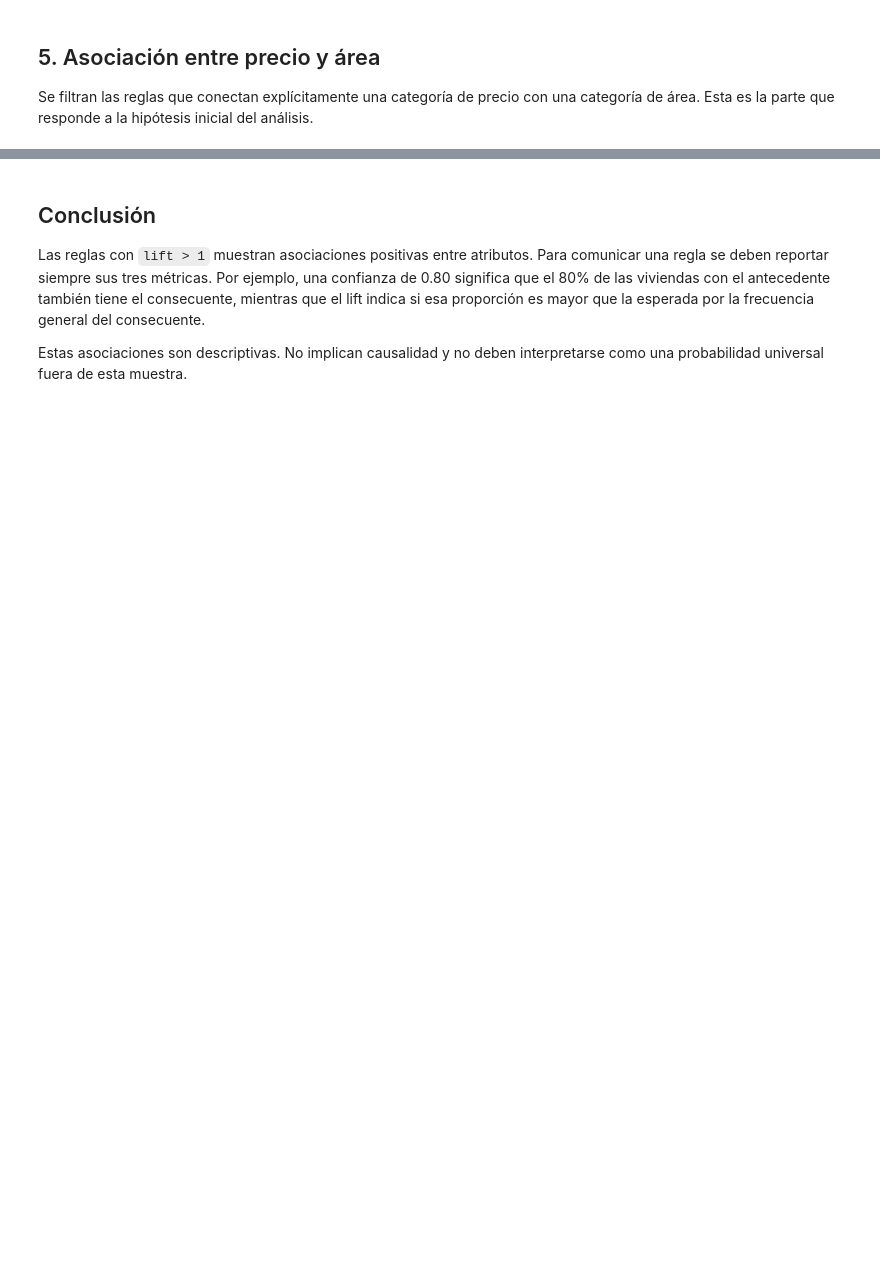
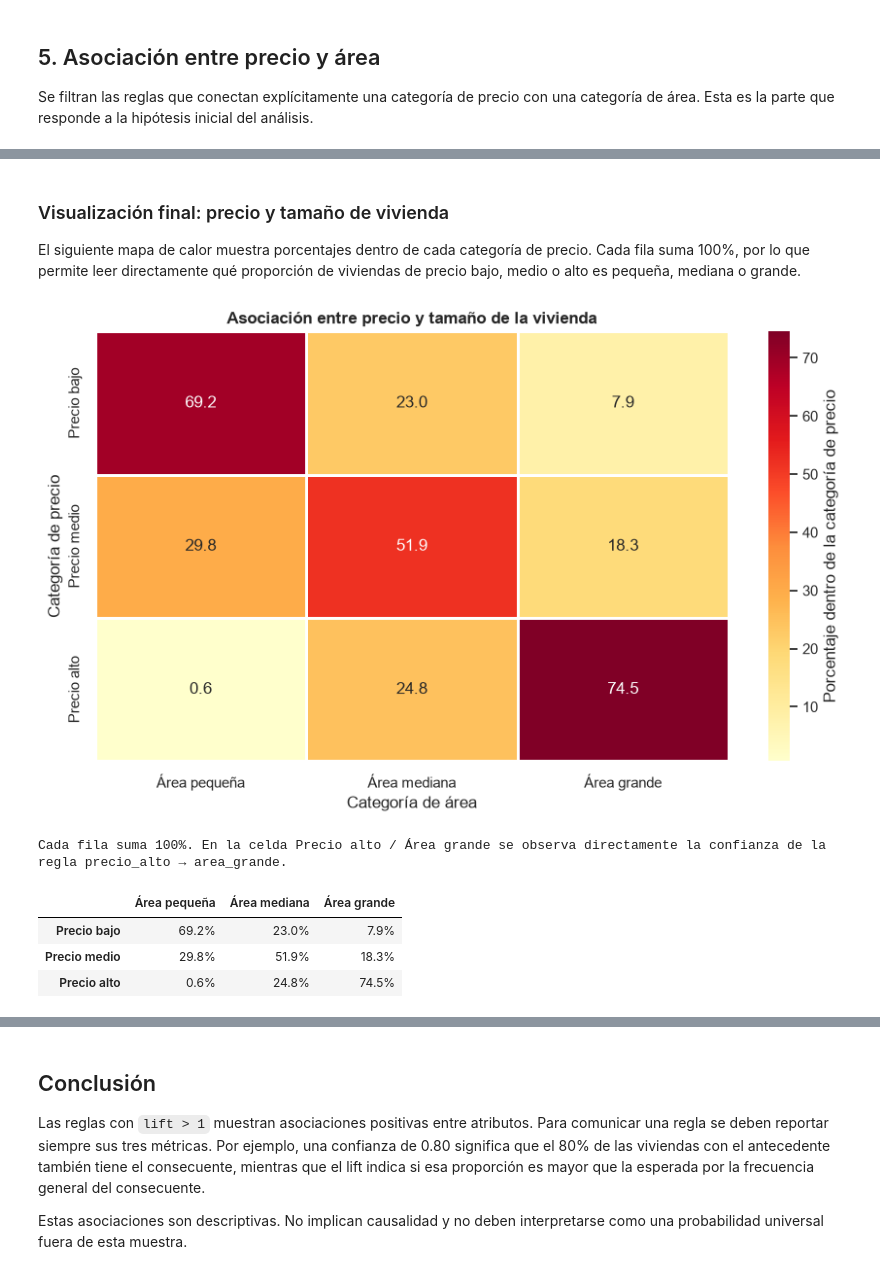
Before and after one commit to TheRevised/Mexicali-housing-prices, a Jupyter notebook: market_basket/market_basket_apriori.ipynb, the cells around one changed output, grey strips where cells are left out. Drawn from its saved outputs; the diff is of its cells as text; code cells hidden in the pictures; blank space fills up the shorter version.

```diff
--- a/market_basket/market_basket_apriori.ipynb
+++ b/market_basket/market_basket_apriori.ipynb
@@ -130,3 +219,47 @@ else:
+# %% [markdown]
+### Visualización final: precio y tamaño de vivienda
+
+El siguiente mapa de calor muestra porcentajes dentro de cada categoría de precio. Cada fila suma 100%, por lo que permite leer directamente qué proporción de viviendas de precio bajo, medio o alto es pequeña, mediana o grande.
+# %%
+# Mapa de calor de la distribución del área dentro de cada categoría de precio.
+# Se usan todas las viviendas: cada fila representa el 100% de su categoría de precio.
+price_area_table = pd.crosstab(
+    transactions["precio"],
+    transactions["area"],
+    normalize="index",
+).reindex(
+    index=["precio_bajo", "precio_medio", "precio_alto"],
+    columns=["area_pequena", "area_mediana", "area_grande"],
+).fillna(0)
+
+price_area_table.index = ["Precio bajo", "Precio medio", "Precio alto"]
+price_area_table.columns = ["Área pequeña", "Área mediana", "Área grande"]
+
+plt.figure(figsize=(9, 5.5))
+sns.heatmap(
+    price_area_table * 100,
+    annot=True,
+    fmt=".1f",
+    cmap="YlOrRd",
+    linewidths=1,
+    linecolor="white",
+    cbar_kws={"label": "Porcentaje dentro de la categoría de precio"},
+)
+plt.title("Asociación entre precio y tamaño de la vivienda", fontweight="bold")
+plt.xlabel("Categoría de área")
+plt.ylabel("Categoría de precio")
+plt.tight_layout()
+plt.show()
+
+print("Cada fila suma 100%. En la celda Precio alto / Área grande se observa directamente la confianza de la regla precio_alto → area_grande.")
+display(price_area_table.mul(100).round(1).style.format("{:.1f}%"))
+# %% [output]
+[figure, added]
+Cada fila suma 100%. En la celda Precio alto / Área grande se observa directamente la confianza de la regla precio_alto → area_grande.
+|  | Área pequeña | Área mediana | Área grande |
+| Precio bajo | 69.2% | 23.0% | 7.9% |
+| Precio medio | 29.8% | 51.9% | 18.3% |
+| Precio alto | 0.6% | 24.8% | 74.5% |
 # %%
 if not price_area_rules.empty:
     plot_rules = price_area_rules.assign(
```
Also changed, not shown: parts of 7 cells of this notebook, 2 other files.
